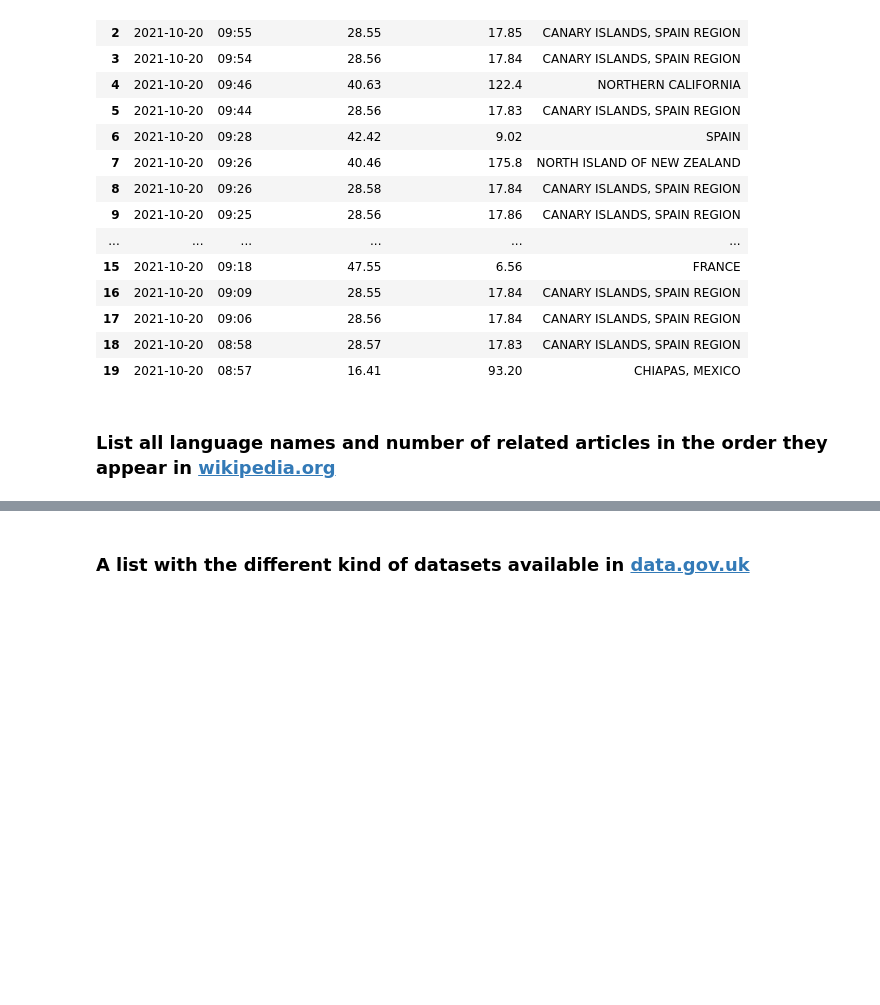
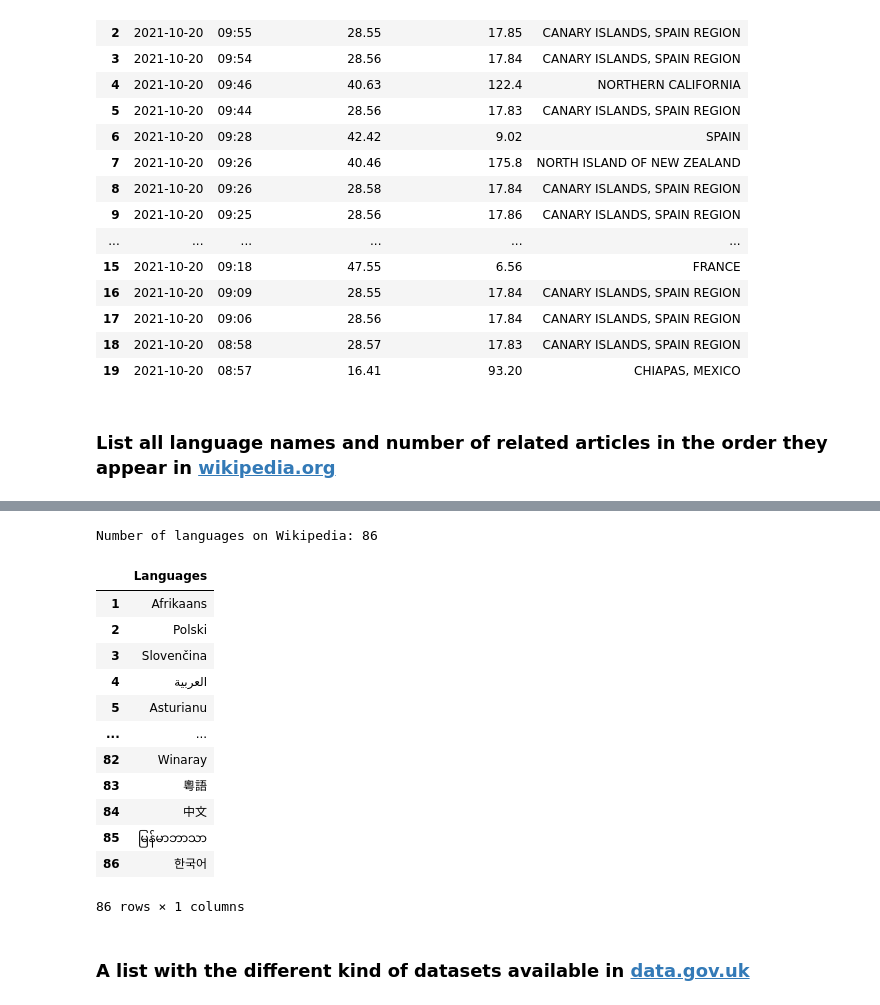
Before and after one commit to Ironhack-Data-0621-Remote/lab-web-scraping-multipages, a Jupyter notebook: 02_Further_questions.ipynb, the cells around one changed output, grey strips where cells are left out. Cells and saved outputs as stored; diff of their text form; code cells hidden in the pictures; blank space fills up the shorter version.

```diff
--- a/02_Further_questions.ipynb
+++ b/02_Further_questions.ipynb
@@ -255,5 +259,33 @@ response.status_code
 # %%
 soup = BeautifulSoup(response.content, "html.parser")
+# %%
+langs = []
+temp6 = soup.find_all('select', attrs={'id': 'searchLanguage'})
+
+for r in temp6:
+    langs.append(r.get_text().replace('/','').split())
+# %%
+print('Number of languages on Wikipedia:', len(langs[0]))
+# %% [output]
+Number of languages on Wikipedia: 86
+# %%
+num = len(langs[0])+1
+df = pd.DataFrame(langs[0], index = list(range(1,num)), columns = ['Languages'])
+df
+# %% [output]
+|  | Languages |
+| 1 | Afrikaans |
+| 2 | Polski |
+| 3 | Slovenčina |
+| 4 | العربية |
+| 5 | Asturianu |
+| ... | ... |
+| 82 | Winaray |
+| 83 | 粵語 |
+| 84 | 中文 |
+| 85 | မြန်မာဘာသာ |
+| 86 | 한국어 |
+86 rows × 1 columns
 # %% [markdown]
 ### A list with the different kind of datasets available in [data.gov.uk](data.gov.uk)
 # %%
```
Also changed, not shown: parts of 17 cells of this notebook.
